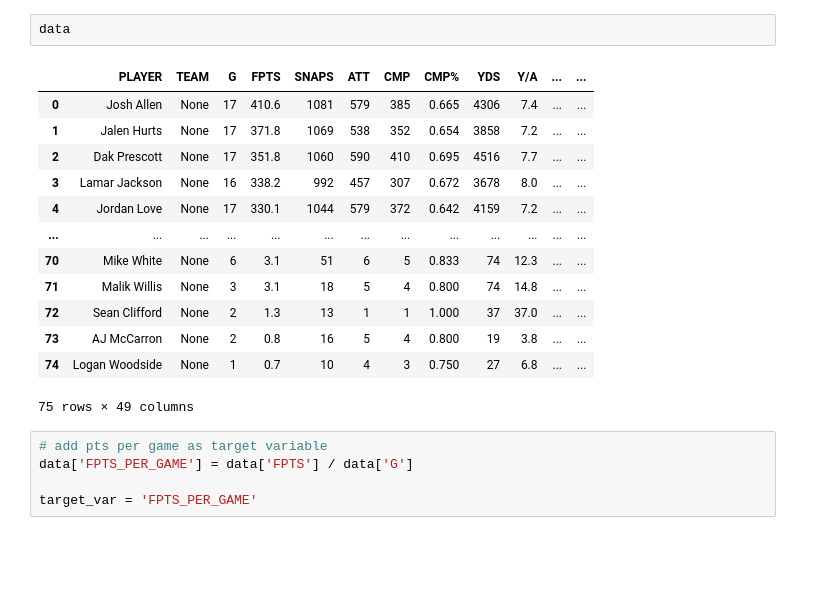
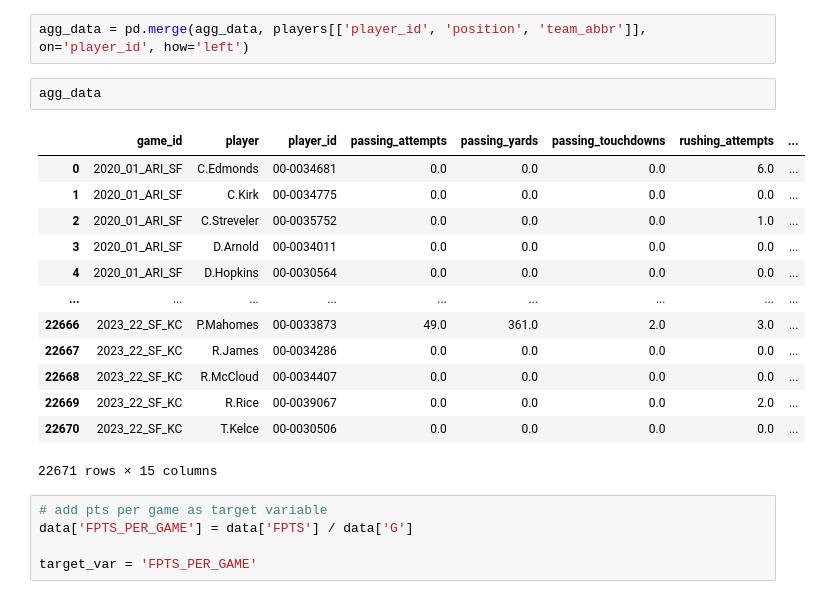
Before and after one commit to dschuler36/FFForecast, a Jupyter notebook: qb-model-building.ipynb, the cells around one changed output. Drawn from its saved outputs; the diff is of its cells as text; blank space fills up the shorter version.

Commit message:
feat: adding players metadata to plays agg df

```diff
--- a/qb-model-building.ipynb
+++ b/qb-model-building.ipynb
@@ -53,19 +42,21 @@ See the caveats in the documentation: https://pandas.pydata.org/pandas-docs/stab
+# %%
+agg_data = pd.merge(agg_data, players[['player_id', 'position', 'team_abbr']], on='player_id', how='left')
 # %%
-data
+agg_data
 # %% [output]
-|  | PLAYER | TEAM | G | FPTS | SNAPS | ATT | CMP | CMP% | YDS | Y/A | ... | ... |
-| 0 | Josh Allen | None | 17 | 410.6 | 1081 | 579 | 385 | 0.665 | 4306 | 7.4 | ... | ... |
-| 1 | Jalen Hurts | None | 17 | 371.8 | 1069 | 538 | 352 | 0.654 | 3858 | 7.2 | ... | ... |
-| 2 | Dak Prescott | None | 17 | 351.8 | 1060 | 590 | 410 | 0.695 | 4516 | 7.7 | ... | ... |
-| 3 | Lamar Jackson | None | 16 | 338.2 | 992 | 457 | 307 | 0.672 | 3678 | 8.0 | ... | ... |
-| 4 | Jordan Love | None | 17 | 330.1 | 1044 | 579 | 372 | 0.642 | 4159 | 7.2 | ... | ... |
-| ... | ... | ... | ... | ... | ... | ... | ... | ... | ... | ... | ... | ... |
-| 70 | Mike White | None | 6 | 3.1 | 51 | 6 | 5 | 0.833 | 74 | 12.3 | ... | ... |
-| 71 | Malik Willis | None | 3 | 3.1 | 18 | 5 | 4 | 0.800 | 74 | 14.8 | ... | ... |
-| 72 | Sean Clifford | None | 2 | 1.3 | 13 | 1 | 1 | 1.000 | 37 | 37.0 | ... | ... |
-| 73 | AJ McCarron | None | 2 | 0.8 | 16 | 5 | 4 | 0.800 | 19 | 3.8 | ... | ... |
-| 74 | Logan Woodside | None | 1 | 0.7 | 10 | 4 | 3 | 0.750 | 27 | 6.8 | ... | ... |
+|  | game_id | player | player_id | passing_attempts | passing_yards | passing_touchdowns | rushing_attempts | ... |
+| 0 | 2020_01_ARI_SF | C.Edmonds | 00-0034681 | 0.0 | 0.0 | 0.0 | 6.0 | ... |
+| 1 | 2020_01_ARI_SF | C.Kirk | 00-0034775 | 0.0 | 0.0 | 0.0 | 0.0 | ... |
+| 2 | 2020_01_ARI_SF | C.Streveler | 00-0035752 | 0.0 | 0.0 | 0.0 | 1.0 | ... |
+| 3 | 2020_01_ARI_SF | D.Arnold | 00-0034011 | 0.0 | 0.0 | 0.0 | 0.0 | ... |
+| 4 | 2020_01_ARI_SF | D.Hopkins | 00-0030564 | 0.0 | 0.0 | 0.0 | 0.0 | ... |
+| ... | ... | ... | ... | ... | ... | ... | ... | ... |
+| 22666 | 2023_22_SF_KC | P.Mahomes | 00-0033873 | 49.0 | 361.0 | 2.0 | 3.0 | ... |
+| 22667 | 2023_22_SF_KC | R.James | 00-0034286 | 0.0 | 0.0 | 0.0 | 0.0 | ... |
+| 22668 | 2023_22_SF_KC | R.McCloud | 00-0034407 | 0.0 | 0.0 | 0.0 | 0.0 | ... |
+| 22669 | 2023_22_SF_KC | R.Rice | 00-0039067 | 0.0 | 0.0 | 0.0 | 2.0 | ... |
+| 22670 | 2023_22_SF_KC | T.Kelce | 00-0030506 | 0.0 | 0.0 | 0.0 | 0.0 | ... |
-75 rows × 49 columns
+22671 rows × 15 columns
 # %%
 # add pts per game as target variable
 data['FPTS_PER_GAME'] = data['FPTS'] / data['G']
```
Also changed, not shown: parts of 4 cells of this notebook, 3 other files.
